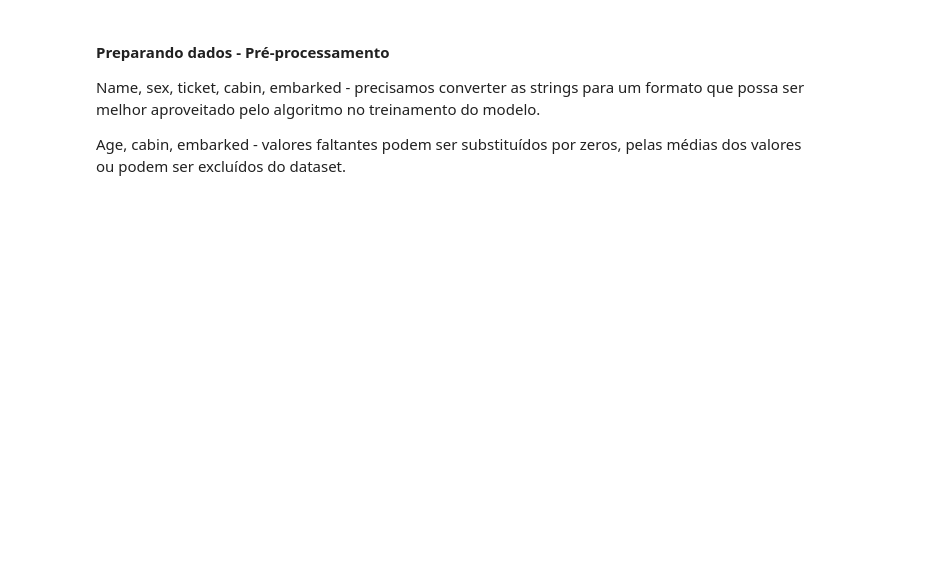
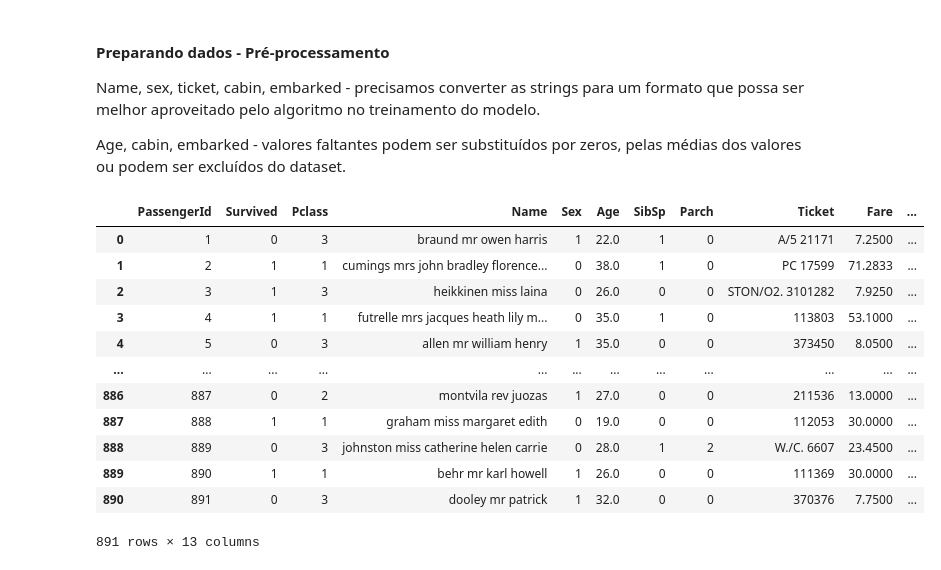
Before and after one commit to LudmilaGomes/data-ia-python, a Jupyter notebook: kaggle/titanic-ml/titanic.ipynb, the cells around one changed output. Cells and saved outputs as stored; diff of their text form; code cells hidden in the pictures; blank space fills up the shorter version.

Commit message:
Pré-processamento dos dados no exemplo Titanic.

```diff
--- a/kaggle/titanic-ml/titanic.ipynb
+++ b/kaggle/titanic-ml/titanic.ipynb
@@ -163,0 +201,46 @@ Age, cabin, embarked -  valores faltantes podem ser substituídos por zeros, pel
+# %%
+# sex - vamos converter para um valor numérico
+# 0 - female, 1 - male
+titanic_train['Sex'] = LabelEncoder().fit_transform(titanic_train['Sex'])
+titanic_test['Sex'] = LabelEncoder().fit_transform(titanic_test['Sex'])
+
+corr_matrix = titanic_train.corr()
+# corr_matrix['Survived'].sort_values(ascending=False)
+# agora podemos ver (com corr()) que existe correlação entre Sex/Survived
+# Survived       1.000000
+# ...
+# Sex           -0.543351
+# %%
+# cabin - tem muitos valores faltantes; solução escolhida: exclusão da coluna
+titanic_train = titanic_train.drop('Cabin', axis=1)
+titanic_test = titanic_test.drop('Cabin', axis=1)
+# %%
+# embarked - deletamos as linhas em que há valor faltante em 'Embarked'
+titanic_train.dropna(subset=["Embarked"])
+titanic_test.dropna(subset=["Embarked"])
+
+# após isso, usamos a técnica de one hot encoded
+titanic_train = pd.concat([titanic_train, pd.get_dummies(titanic_train['Embarked'], prefix='Embarked')], axis=1)
+titanic_train = titanic_train.drop('Embarked', axis=1)
+titanic_test = pd.concat([titanic_test, pd.get_dummies(titanic_test['Embarked'], prefix='Embarked')], axis=1)
+titanic_test = titanic_test.drop('Embarked', axis=1)
+# %%
+# age - substituímos os valores faltantes pelo valor da média de todas as idades
+titanic_train.fillna(titanic_train['Age'].median(), inplace=True)
+titanic_test.fillna(titanic_test['Age'].median(), inplace=True)
+# %%
+titanic_train # assim está nosso dataset agora
+# %% [output]
+|  | PassengerId | Survived | Pclass | Name | Sex | Age | SibSp | Parch | Ticket | Fare | ... |
+| 0 | 1 | 0 | 3 | braund mr owen harris | 1 | 22.0 | 1 | 0 | A/5 21171 | 7.2500 | ... |
+| 1 | 2 | 1 | 1 | cumings mrs john bradley florence... | 0 | 38.0 | 1 | 0 | PC 17599 | 71.2833 | ... |
+| 2 | 3 | 1 | 3 | heikkinen miss laina | 0 | 26.0 | 0 | 0 | STON/O2. 3101282 | 7.9250 | ... |
+| 3 | 4 | 1 | 1 | futrelle mrs jacques heath lily m... | 0 | 35.0 | 1 | 0 | 113803 | 53.1000 | ... |
+| 4 | 5 | 0 | 3 | allen mr william henry | 1 | 35.0 | 0 | 0 | 373450 | 8.0500 | ... |
+| ... | ... | ... | ... | ... | ... | ... | ... | ... | ... | ... | ... |
+| 886 | 887 | 0 | 2 | montvila rev juozas | 1 | 27.0 | 0 | 0 | 211536 | 13.0000 | ... |
+| 887 | 888 | 1 | 1 | graham miss margaret edith | 0 | 19.0 | 0 | 0 | 112053 | 30.0000 | ... |
+| 888 | 889 | 0 | 3 | johnston miss catherine helen carrie | 0 | 28.0 | 1 | 2 | W./C. 6607 | 23.4500 | ... |
+| 889 | 890 | 1 | 1 | behr mr karl howell | 1 | 26.0 | 0 | 0 | 111369 | 30.0000 | ... |
+| 890 | 891 | 0 | 3 | dooley mr patrick | 1 | 32.0 | 0 | 0 | 370376 | 7.7500 | ... |
+891 rows × 13 columns
```
Also changed, not shown: parts of 13 cells of this notebook.
